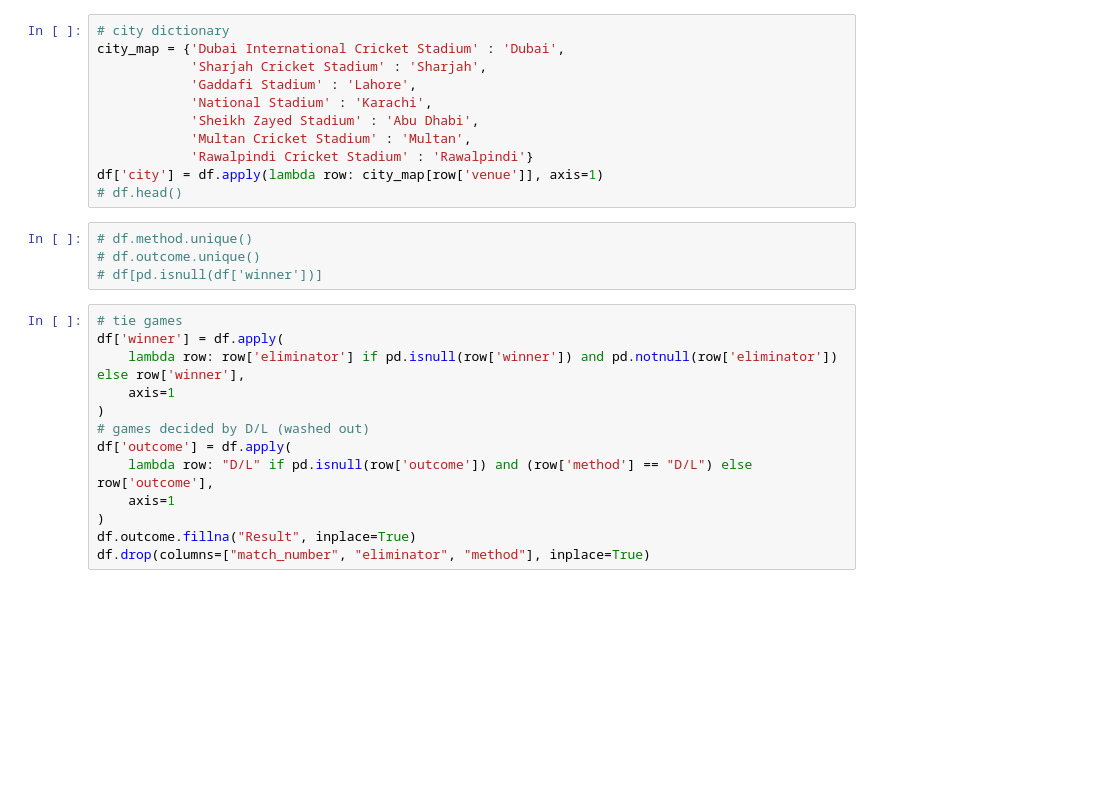
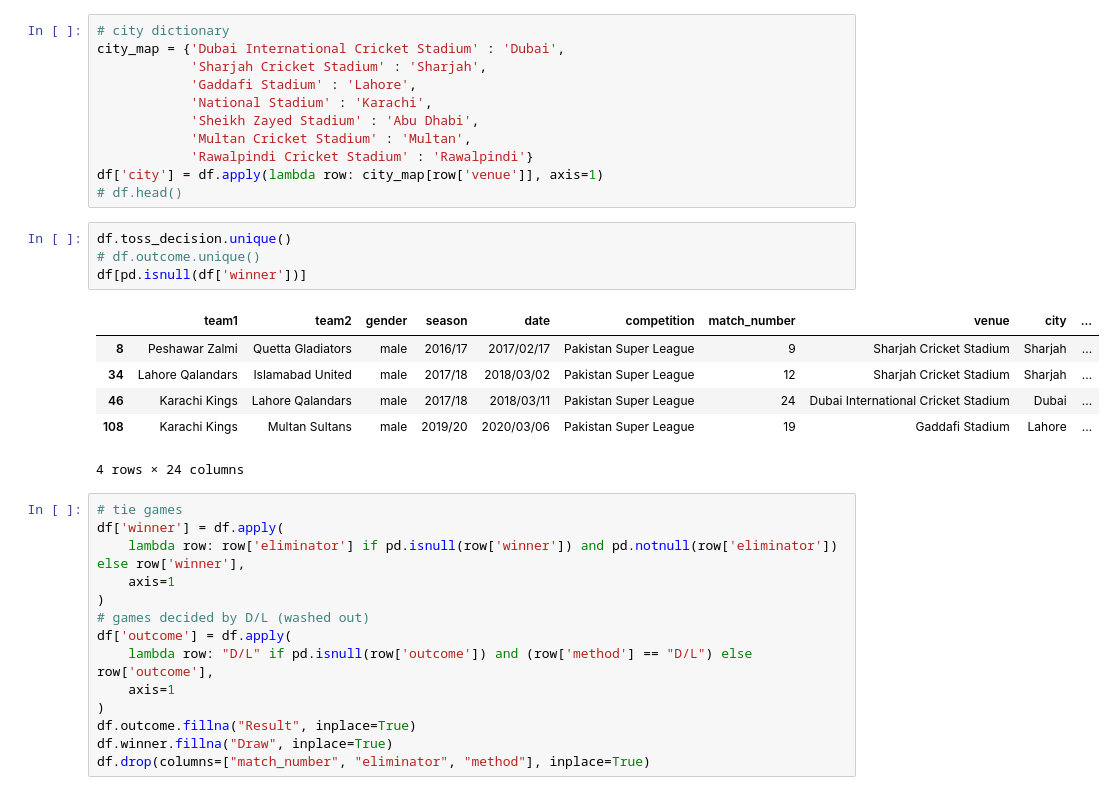
Before and after one commit to AliZohairWat/Cricket-Analytics, a Jupyter notebook: analytics.ipynb, the cells around one changed output. Saved outputs shown, nothing was run; the diff lists cells and outputs as text; blank space fills up the shorter version.

```diff
--- a/analytics.ipynb
+++ b/analytics.ipynb
@@ -46,9 +71,16 @@ city_map = {'Dubai International Cricket Stadium' : 'Dubai',
 df['city'] = df.apply(lambda row: city_map[row['venue']], axis=1)
 # df.head()
 # %%
-# df.method.unique()
+df.toss_decision.unique()
 # df.outcome.unique()
-# df[pd.isnull(df['winner'])]
+df[pd.isnull(df['winner'])]
+# %% [output]
+|  | team1 | team2 | gender | season | date | competition | match_number | venue | city | ... |
+| 8 | Peshawar Zalmi | Quetta Gladiators | male | 2016/17 | 2017/02/17 | Pakistan Super League | 9 | Sharjah Cricket Stadium | Sharjah | ... |
+| 34 | Lahore Qalandars | Islamabad United | male | 2017/18 | 2018/03/02 | Pakistan Super League | 12 | Sharjah Cricket Stadium | Sharjah | ... |
+| 46 | Karachi Kings | Lahore Qalandars | male | 2017/18 | 2018/03/11 | Pakistan Super League | 24 | Dubai International Cricket Stadium | Dubai | ... |
+| 108 | Karachi Kings | Multan Sultans | male | 2019/20 | 2020/03/06 | Pakistan Super League | 19 | Gaddafi Stadium | Lahore | ... |
+4 rows × 24 columns
 # %%
 # tie games
 df['winner'] = df.apply(
@@ -61,6 +93,7 @@ df['outcome'] = df.apply(
     axis=1
 )
 df.outcome.fillna("Result", inplace=True)
+df.winner.fillna("Draw", inplace=True)
 df.drop(columns=["match_number", "eliminator", "method"], inplace=True)
 # %%
 df.info()
```
Also changed, not shown: parts of 9 cells of this notebook.
